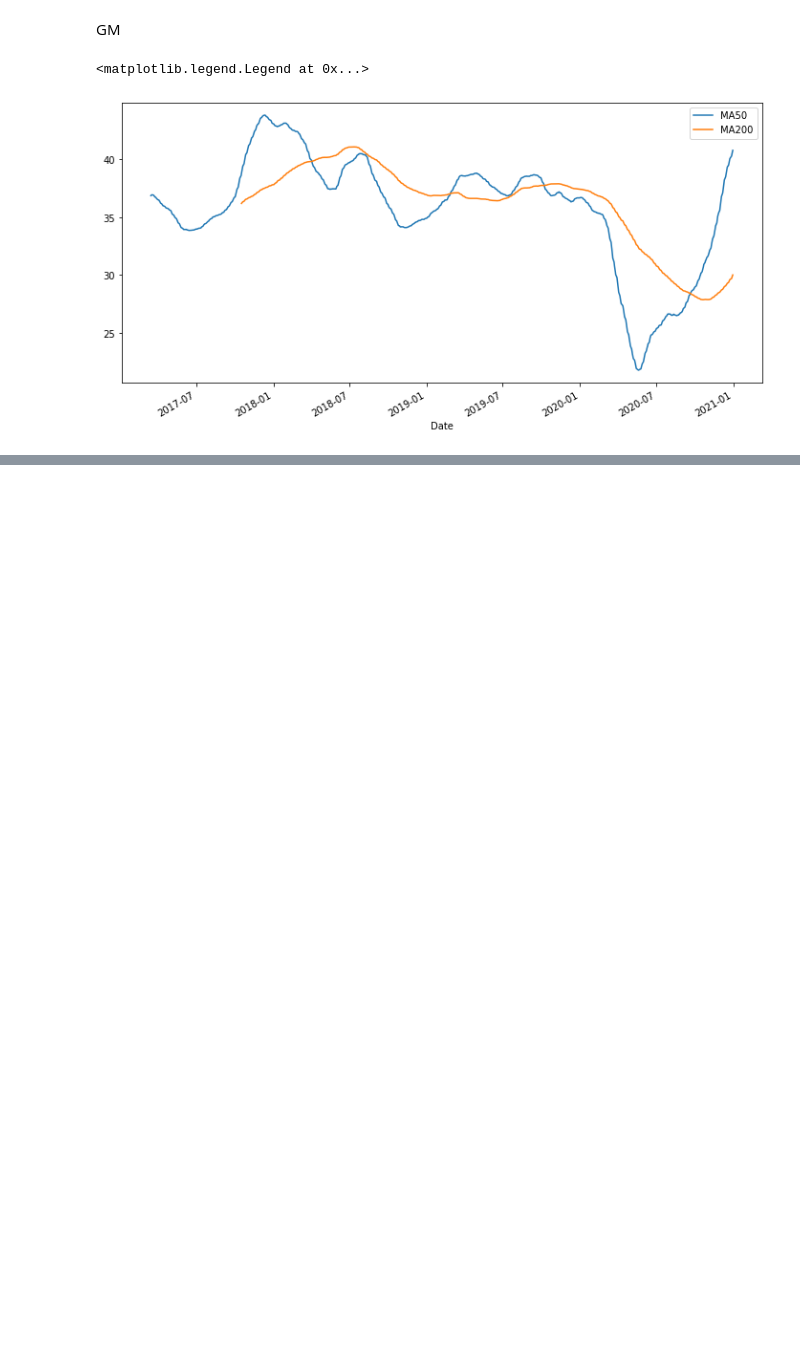
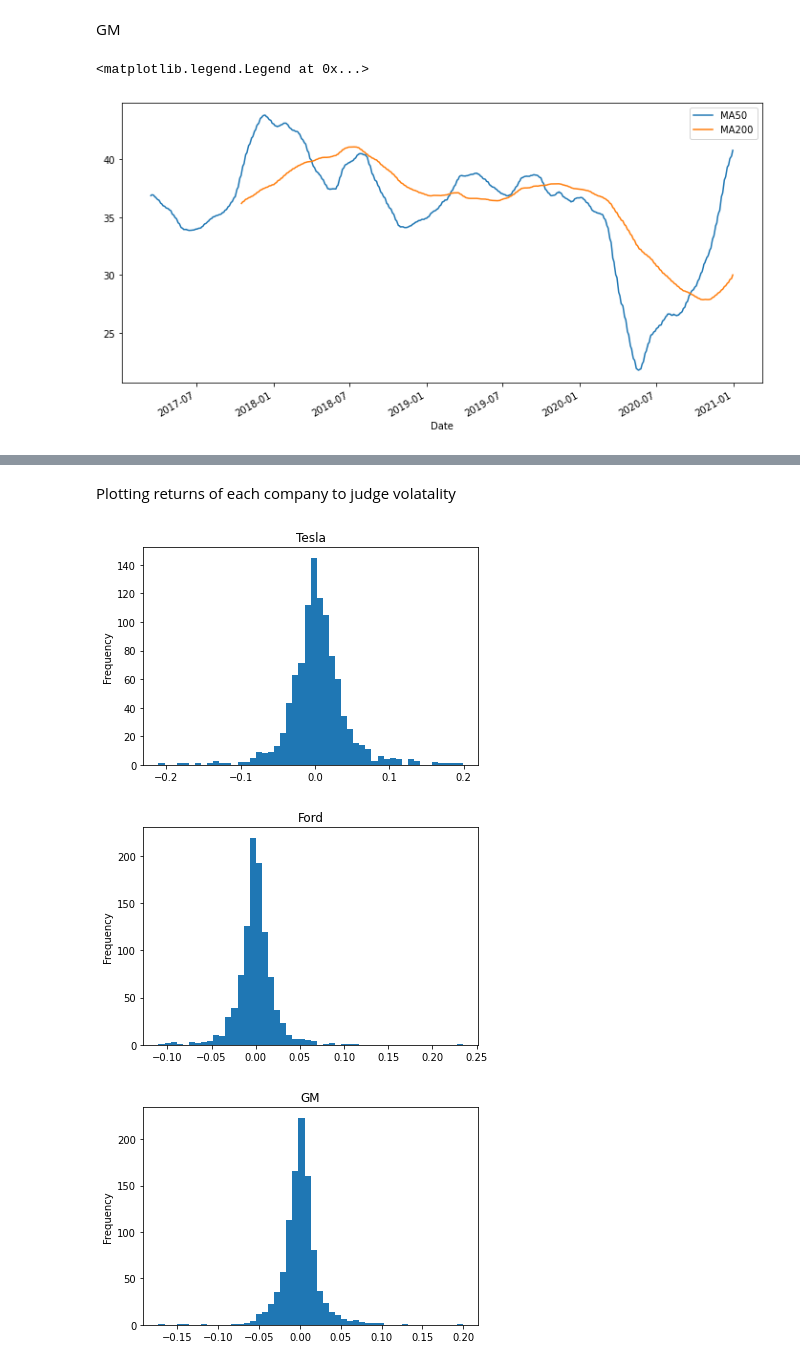
Before and after one commit to gaditi123/quant, a Jupyter notebook: Basic_Analysis(all).ipynb, the cells around one changed output, grey strips where cells are left out. Drawn from its saved outputs; the diff is of its cells as text; code cells hidden in the pictures; blank space fills up the shorter version.

```diff
--- a/Basic_Analysis(all).ipynb
+++ b/Basic_Analysis(all).ipynb
@@ -103,0 +124,2 @@ plt.legend()
+# %%
+tesla_stock['returns'] = (tesla_stock['Close'] / tesla_stock['Close'].shift(1)) - 1
@@ -103,0 +136,25 @@ plt.legend()
+# %%
+ford_stock['returns'] = (ford_stock['Close'] / ford_stock['Close'].shift(1)) - 1
+gm_stock['returns'] = (gm_stock['Close'] / gm_stock['Close'].shift(1)) - 1
+# %% [markdown]
+Plotting returns of each company to judge volatality
+# %%
+fig = plt.figure(0)
+tesla_stock['returns'].plot(kind = 'hist', bins = 50)
+plt.title('Tesla')
+
+plt.show()
+
+fig = plt.figure(1)
+ford_stock['returns'].plot(kind = 'hist', bins = 50)
+plt.title('Ford')
+plt.show()
+
+fig = plt.figure(2)
+gm_stock['returns'].plot(kind = 'hist', bins = 50)
+plt.title('GM')
+plt.show()
+# %% [output]
+[figure, added]
+[figure, added]
+[figure, added]
```
Also changed, not shown: parts of 17 cells of this notebook.
